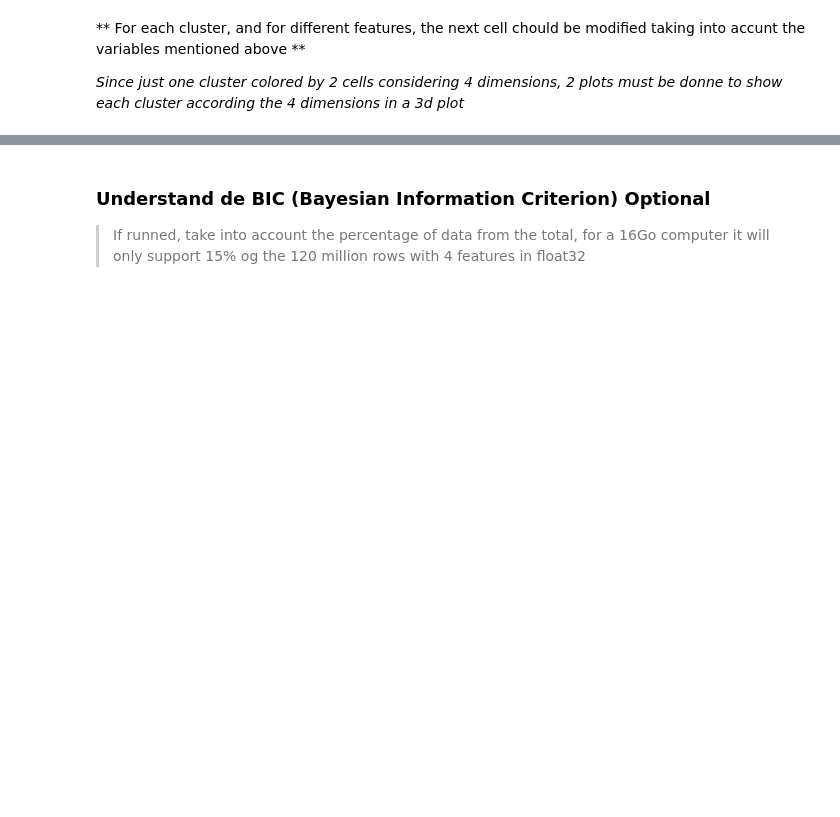
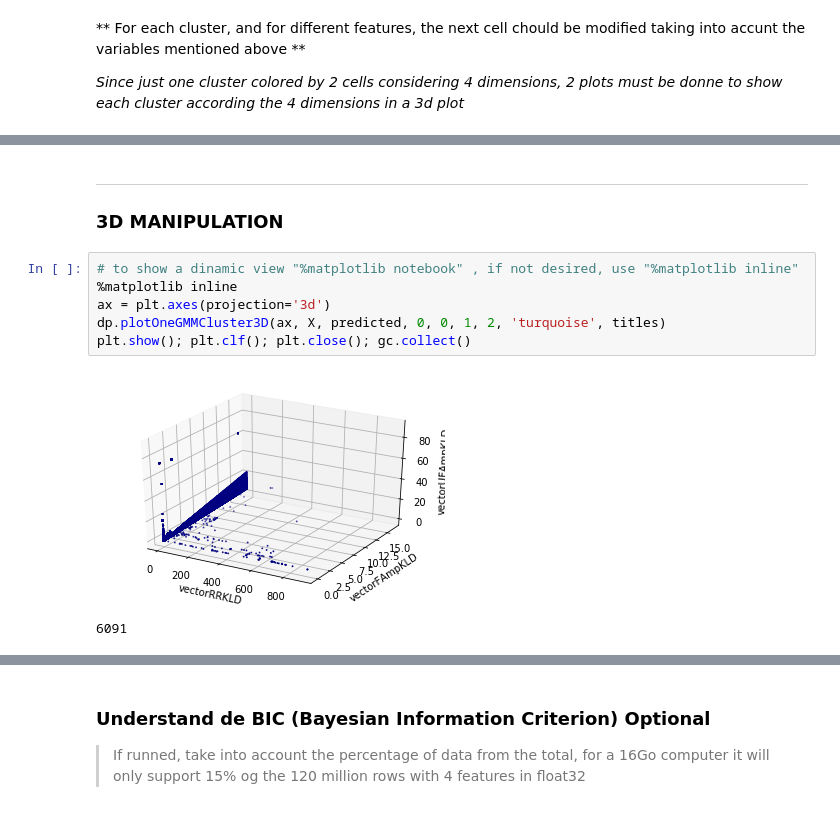
Before and after one commit to valeporti/stg_ete, a Jupyter notebook: all_in_one.ipynb, the cells around one changed output, grey strips where cells are left out. Saved outputs shown, nothing was run; the diff lists cells and outputs as text; blank space fills up the shorter version.

```diff
--- a/all_in_one.ipynb
+++ b/all_in_one.ipynb
@@ -168,0 +190,13 @@ predicted = gmm_to_print.predict(X)
+# %% [markdown]
+----------------------------------------------------
+
+### 3D MANIPULATION
+# %%
+# to show a dinamic view "%matplotlib notebook" , if not desired, use "%matplotlib inline"
+%matplotlib inline
+ax = plt.axes(projection='3d')
+dp.plotOneGMMCluster3D(ax, X, predicted, 0, 0, 1, 2, 'turquoise', titles)
+plt.show(); plt.clf(); plt.close(); gc.collect()
+# %% [output]
+[figure, added]
+6091
```
Also changed, not shown: parts of 25 cells of this notebook, 5 other files.
